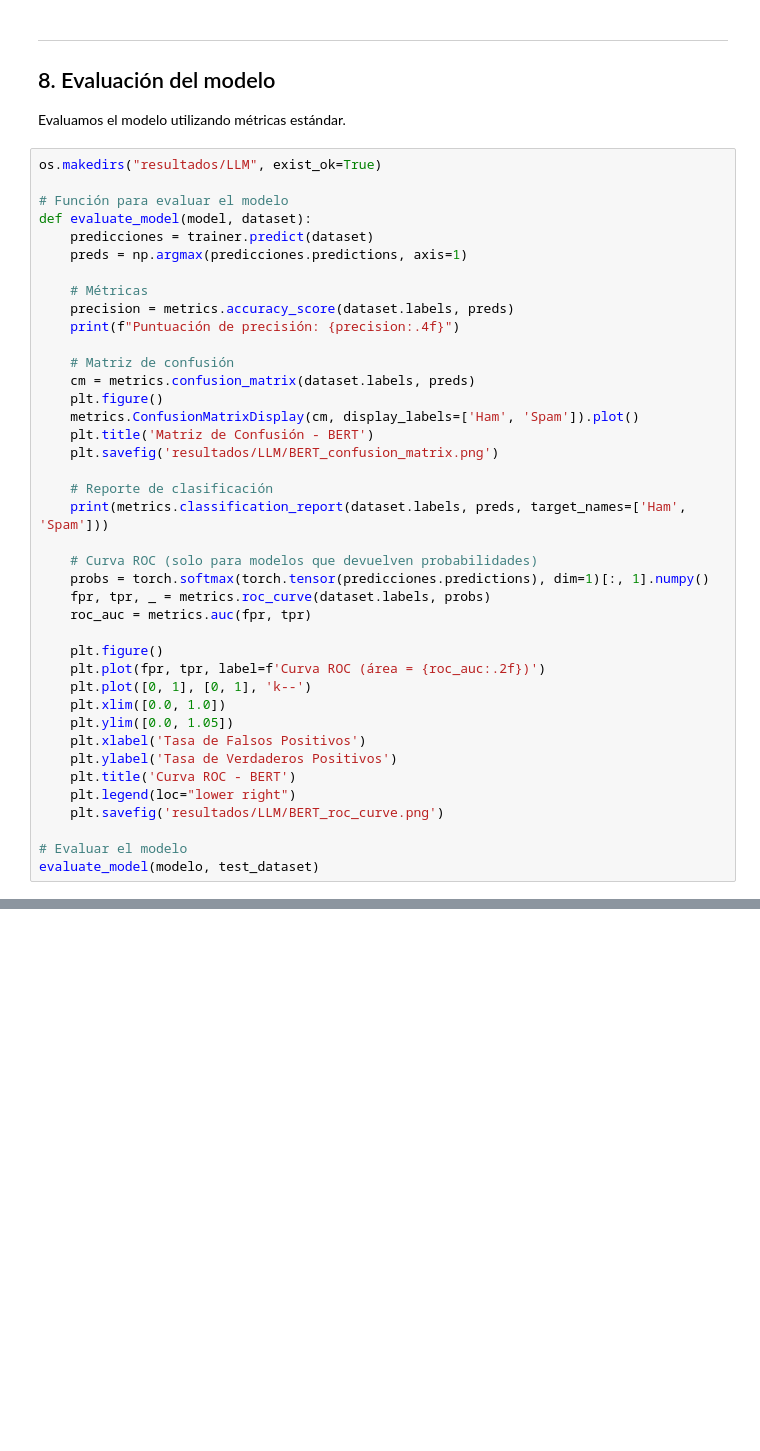
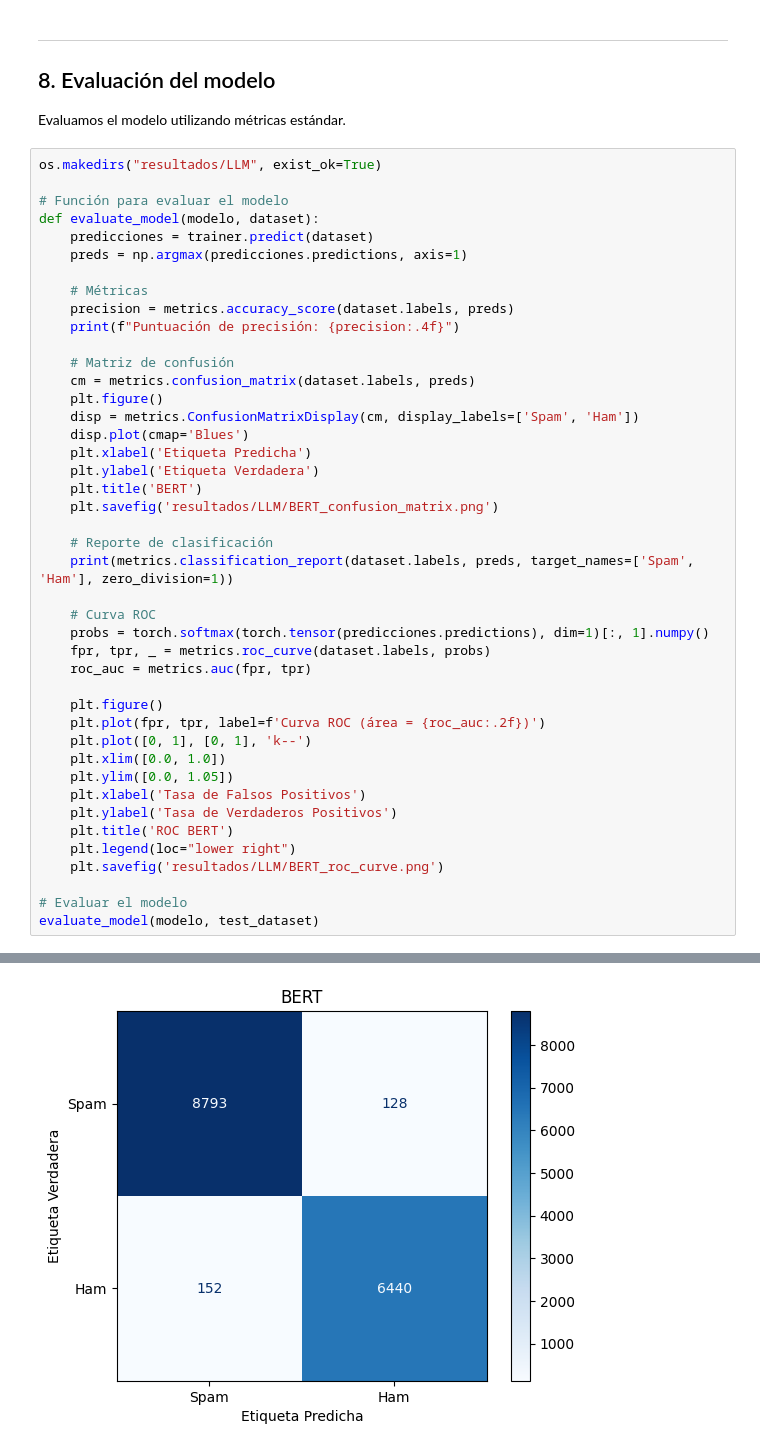
Before and after one commit to sergial273/TFM, a Jupyter notebook: spam_con_LLM.ipynb, the cells around one changed output, grey strips where cells are left out. Cells and saved outputs as stored; diff of their text form; blank space fills up the shorter version.

```diff
--- a/spam_con_LLM.ipynb
+++ b/spam_con_LLM.ipynb
@@ -136,7 +138,7 @@ Evaluamos el modelo utilizando métricas estándar.
 os.makedirs("resultados/LLM", exist_ok=True)
 
 # Función para evaluar el modelo
-def evaluate_model(model, dataset):
+def evaluate_model(modelo, dataset):
     predicciones = trainer.predict(dataset)
     preds = np.argmax(predicciones.predictions, axis=1)
 
@@ -147,14 +149,17 @@ def evaluate_model(model, dataset):
     # Matriz de confusión
     cm = metrics.confusion_matrix(dataset.labels, preds)
     plt.figure()
-    metrics.ConfusionMatrixDisplay(cm, display_labels=['Ham', 'Spam']).plot()
-    plt.title('Matriz de Confusión - BERT')
+    disp = metrics.ConfusionMatrixDisplay(cm, display_labels=['Spam', 'Ham'])
+    disp.plot(cmap='Blues')
+    plt.xlabel('Etiqueta Predicha')
+    plt.ylabel('Etiqueta Verdadera')
+    plt.title('BERT')
     plt.savefig('resultados/LLM/BERT_confusion_matrix.png')
 
     # Reporte de clasificación
-    print(metrics.classification_report(dataset.labels, preds, target_names=['Ham', 'Spam']))
+    print(metrics.classification_report(dataset.labels, preds, target_names=['Spam', 'Ham'], zero_division=1))
 
-    # Curva ROC (solo para modelos que devuelven probabilidades)
+    # Curva ROC
     probs = torch.softmax(torch.tensor(predicciones.predictions), dim=1)[:, 1].numpy()
     fpr, tpr, _ = metrics.roc_curve(dataset.labels, probs)
     roc_auc = metrics.auc(fpr, tpr)
@@ -166,9 +171,10 @@ def evaluate_model(model, dataset):
     plt.ylim([0.0, 1.05])
     plt.xlabel('Tasa de Falsos Positivos')
     plt.ylabel('Tasa de Verdaderos Positivos')
-    plt.title('Curva ROC - BERT')
+    plt.title('ROC BERT')
     plt.legend(loc="lower right")
     plt.savefig('resultados/LLM/BERT_roc_curve.png')
 
 # Evaluar el modelo
 evaluate_model(modelo, test_dataset)
+# %% [output]
@@ -174,0 +192 @@ evaluate_model(modelo, test_dataset)
+[figure, added]
```
Also changed, not shown: parts of 5 cells of this notebook, 2 other files.
